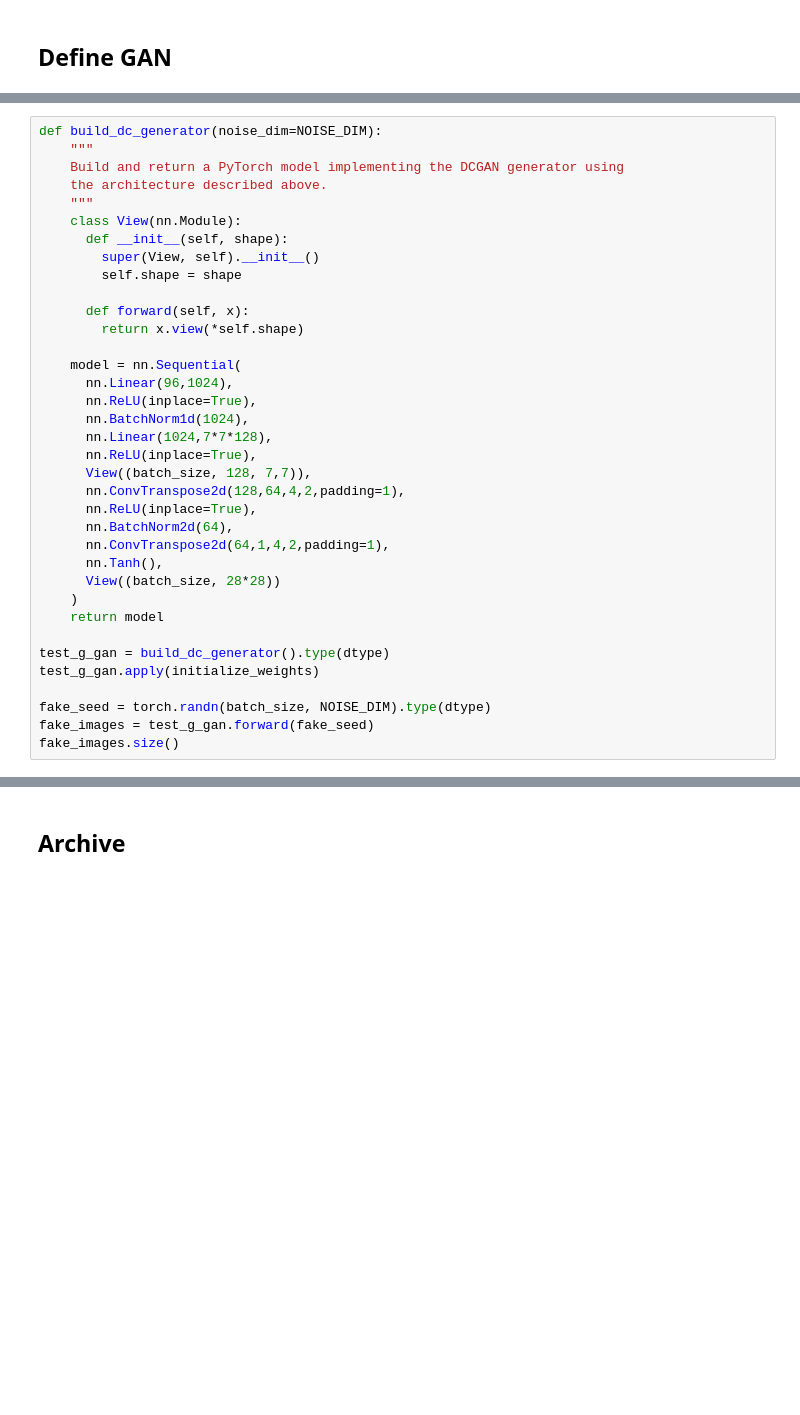
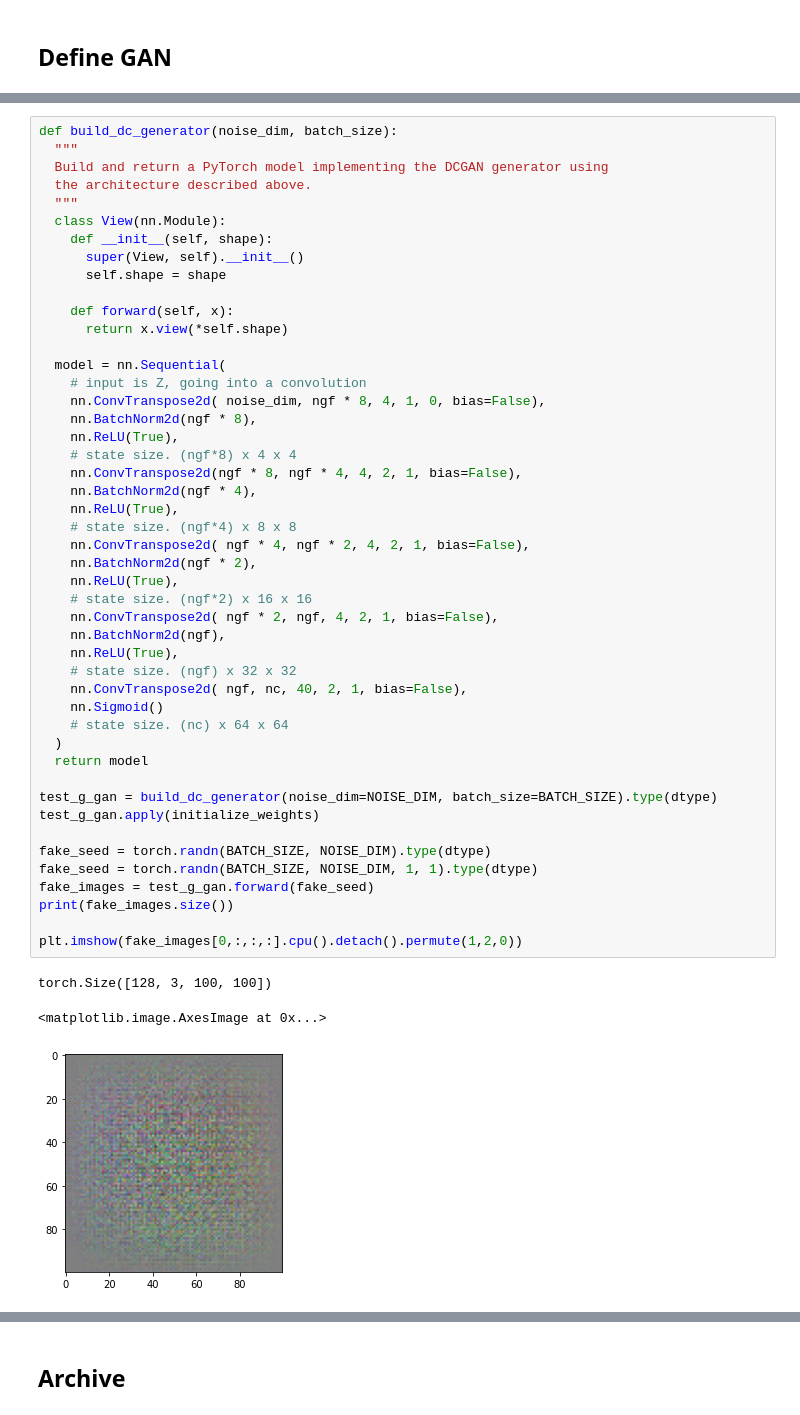
Before and after one commit to darisoy/EE596_Project, a Jupyter notebook: GAN_room_generator.ipynb, the cells around one changed output, grey strips where cells are left out. Drawn from its saved outputs; the diff is of its cells as text; blank space fills up the shorter version.

```diff
--- a/GAN_room_generator.ipynb
+++ b/GAN_room_generator.ipynb
@@ -263,37 +306,52 @@ print('Output Size and Value:', out.size(), out[0].item())
 # %%
-def build_dc_generator(noise_dim=NOISE_DIM):
-    """
-    Build and return a PyTorch model implementing the DCGAN generator using
-    the architecture described above.
-    """
-    class View(nn.Module):
-      def __init__(self, shape):
-        super(View, self).__init__()
-        self.shape = shape
+def build_dc_generator(noise_dim, batch_size):
+  """
+  Build and return a PyTorch model implementing the DCGAN generator using
+  the architecture described above.
+  """
+  class View(nn.Module):
+    def __init__(self, shape):
+      super(View, self).__init__()
+      self.shape = shape
 
-      def forward(self, x):
-        return x.view(*self.shape)
+    def forward(self, x):
+      return x.view(*self.shape)
 
-    model = nn.Sequential(
-      nn.Linear(96,1024),
-      nn.ReLU(inplace=True),
-      nn.BatchNorm1d(1024),
-      nn.Linear(1024,7*7*128),
-      nn.ReLU(inplace=True),
-      View((batch_size, 128, 7,7)),
-      nn.ConvTranspose2d(128,64,4,2,padding=1),
-      nn.ReLU(inplace=True),
-      nn.BatchNorm2d(64),
-      nn.ConvTranspose2d(64,1,4,2,padding=1),
-      nn.Tanh(),
-      View((batch_size, 28*28))
-    )
-    return model
+  model = nn.Sequential(
+    # input is Z, going into a convolution
+    nn.ConvTranspose2d( noise_dim, ngf * 8, 4, 1, 0, bias=False),
+    nn.BatchNorm2d(ngf * 8),
+    nn.ReLU(True),
+    # state size. (ngf*8) x 4 x 4
+    nn.ConvTranspose2d(ngf * 8, ngf * 4, 4, 2, 1, bias=False),
+    nn.BatchNorm2d(ngf * 4),
+    nn.ReLU(True),
+    # state size. (ngf*4) x 8 x 8
+    nn.ConvTranspose2d( ngf * 4, ngf * 2, 4, 2, 1, bias=False),
+    nn.BatchNorm2d(ngf * 2),
+    nn.ReLU(True),
+    # state size. (ngf*2) x 16 x 16
+    nn.ConvTranspose2d( ngf * 2, ngf, 4, 2, 1, bias=False),
+    nn.BatchNorm2d(ngf),
+    nn.ReLU(True),
+    # state size. (ngf) x 32 x 32
+    nn.ConvTranspose2d( ngf, nc, 40, 2, 1, bias=False),
+    nn.Sigmoid()
+    # state size. (nc) x 64 x 64
+  )
+  return model
 
-test_g_gan = build_dc_generator().type(dtype)
+test_g_gan = build_dc_generator(noise_dim=NOISE_DIM, batch_size=BATCH_SIZE).type(dtype)
 test_g_gan.apply(initialize_weights)
 
-fake_seed = torch.randn(batch_size, NOISE_DIM).type(dtype)
+fake_seed = torch.randn(BATCH_SIZE, NOISE_DIM).type(dtype)
+fake_seed = torch.randn(BATCH_SIZE, NOISE_DIM, 1, 1).type(dtype)
 fake_images = test_g_gan.forward(fake_seed)
-fake_images.size()
+print(fake_images.size())
+
+plt.imshow(fake_images[0,:,:,:].cpu().detach().permute(1,2,0))
+# %% [output]
+torch.Size([128, 3, 100, 100])
+<matplotlib.image.AxesImage at 0x...>
+[figure, added]
 # %%
```
Also changed, not shown: parts of 20 cells of this notebook.
